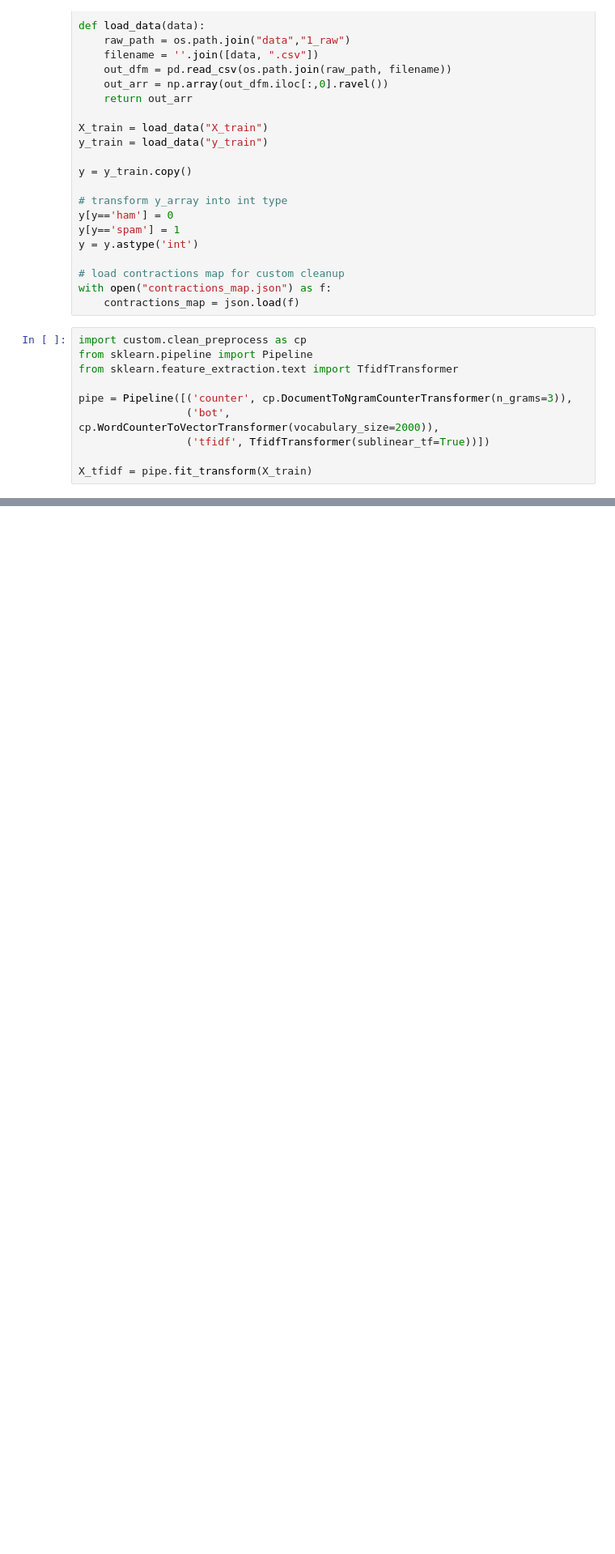
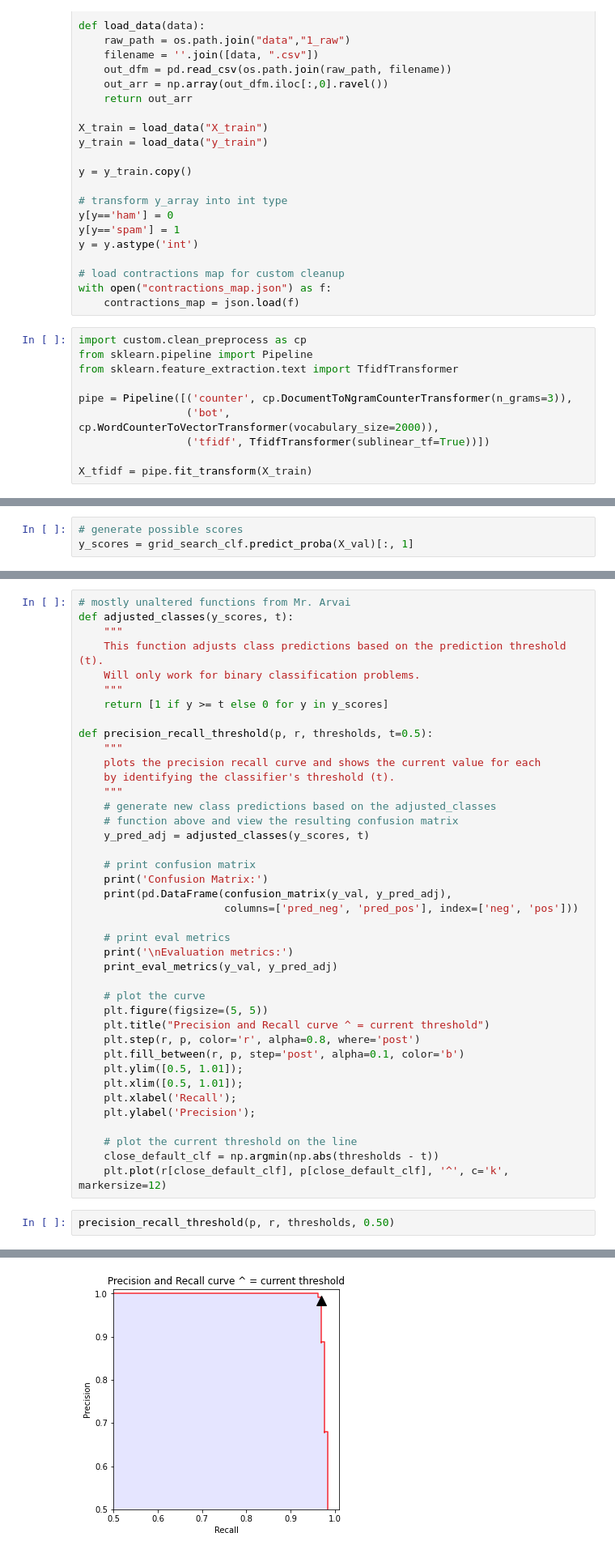
Before and after one commit to BigBangData/NaturalLanguageProcessing, a Jupyter notebook: TextAnalyticsWithR/15_RandomForests_6.ipynb, the cells around one changed output, grey strips where cells are left out. Shown at 81% size. Drawn from its saved outputs; the diff is of its cells as text; blank space fills up the shorter version.

Commit message:
Run final rf grid search

```diff
--- a/TextAnalyticsWithR/15_RandomForests_6.ipynb
+++ b/TextAnalyticsWithR/15_RandomForests_6.ipynb
@@ -181,0 +339,3 @@ X_tfidf_cossim_tfidf = sp.hstack((csr_matrix(mean_spam_sims_tfidf).T, X_svd_tfid
+# %%
+# generate possible scores
+y_scores = grid_search_clf.predict_proba(X_val)[:, 1]
@@ -181,0 +347,43 @@ X_tfidf_cossim_tfidf = sp.hstack((csr_matrix(mean_spam_sims_tfidf).T, X_svd_tfid
+# %%
+# mostly unaltered functions from Mr. Arvai
+def adjusted_classes(y_scores, t):
+    """
+    This function adjusts class predictions based on the prediction threshold (t).
+    Will only work for binary classification problems.
+    """
+    return [1 if y >= t else 0 for y in y_scores]
+
+def precision_recall_threshold(p, r, thresholds, t=0.5):
+    """
+    plots the precision recall curve and shows the current value for each
+    by identifying the classifier's threshold (t).
+    """
+    # generate new class predictions based on the adjusted_classes
+    # function above and view the resulting confusion matrix
+    y_pred_adj = adjusted_classes(y_scores, t)
+
+    # print confusion matrix
+    print('Confusion Matrix:')
+    print(pd.DataFrame(confusion_matrix(y_val, y_pred_adj),
+                       columns=['pred_neg', 'pred_pos'], index=['neg', 'pos']))
+
+    # print eval metrics
+    print('\nEvaluation metrics:')
+    print_eval_metrics(y_val, y_pred_adj)
+
+    # plot the curve
+    plt.figure(figsize=(5, 5))
+    plt.title("Precision and Recall curve ^ = current threshold")
+    plt.step(r, p, color='r', alpha=0.8, where='post')
+    plt.fill_between(r, p, step='post', alpha=0.1, color='b')
+    plt.ylim([0.5, 1.01]);
+    plt.xlim([0.5, 1.01]);
+    plt.xlabel('Recall');
+    plt.ylabel('Precision');
+
+    # plot the current threshold on the line
+    close_default_clf = np.argmin(np.abs(thresholds - t))
+    plt.plot(r[close_default_clf], p[close_default_clf], '^', c='k', markersize=12)
+# %%
+precision_recall_threshold(p, r, thresholds, 0.50)
+# %% [output]
@@ -181,0 +399 @@ X_tfidf_cossim_tfidf = sp.hstack((csr_matrix(mean_spam_sims_tfidf).T, X_svd_tfid
+[figure, added]
```
Also changed, not shown: parts of 33 cells of this notebook, 3 other files.
